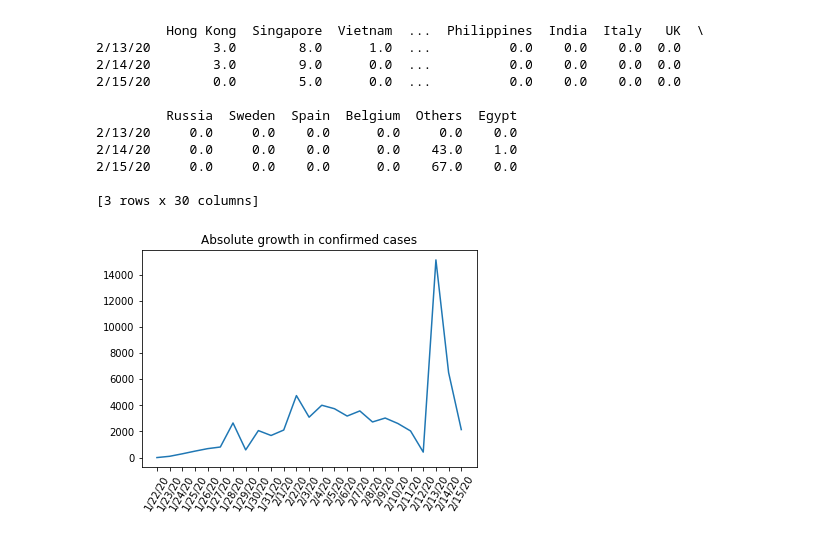
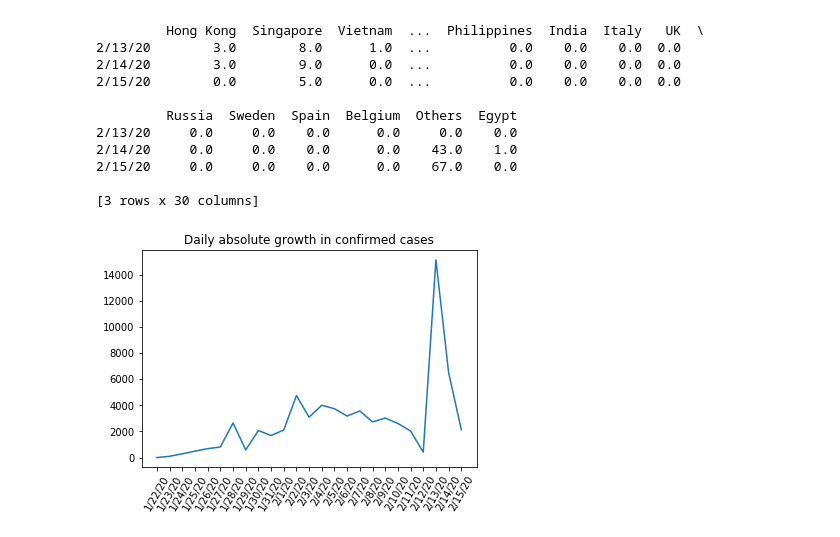
Before and after one commit to msarnacki/coronavirus-2019-nCoV, a Jupyter notebook: main.ipynb, the cells around one changed output. Cells and saved outputs as stored; diff of their text form; code cells hidden in the pictures.

```diff
--- a/main.ipynb
+++ b/main.ipynb
@@ -397,8 +397,8 @@ daily_abs_change_all = abs_change_countries.sum(axis=1)
 # %%
 plt.plot(daily_abs_change_all)
 plt.xticks(rotation=60)
 #plt.legend(['Absolute growth in confirmed cases'])
-plt.title("Absolute growth in confirmed cases")
+plt.title("Daily absolute growth in confirmed cases")
 plt.savefig("img/abs_growth.png",bbox_inches='tight')
 # %% [output]
-[figure, old version]
+[figure, new version]
```
Also changed, not shown: 1 other file.
